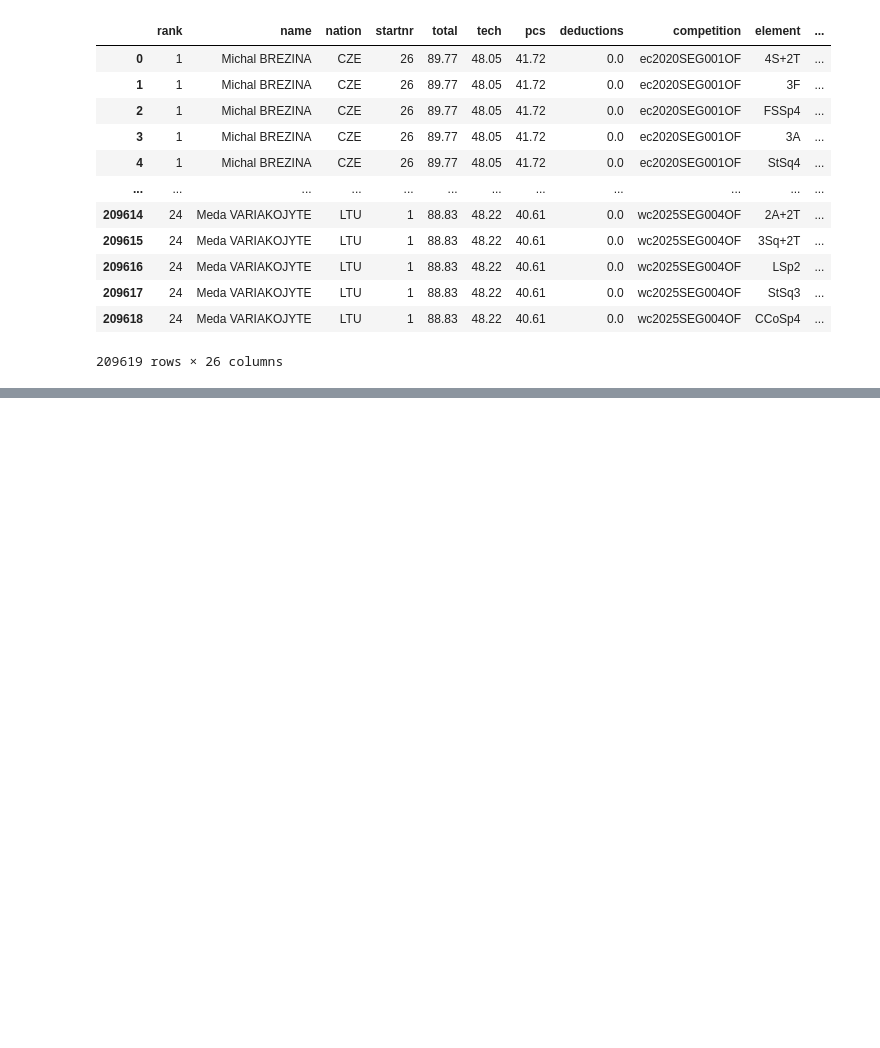
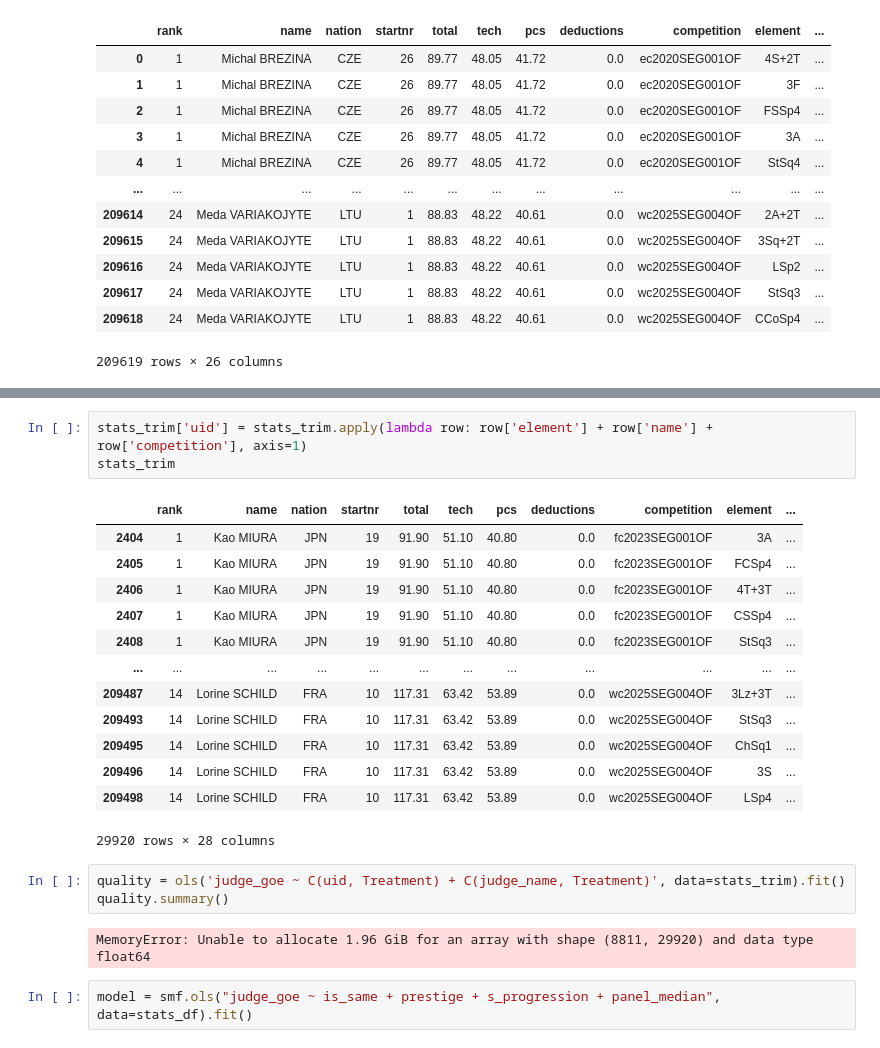
Before and after one commit to ann-e888/Skating_EDA, a Jupyter notebook: notebooks/bias_tests.ipynb, the cells around one changed output, grey strips where cells are left out. Cells and saved outputs as stored; diff of their text form; blank space fills up the shorter version.

```diff
--- a/notebooks/bias_tests.ipynb
+++ b/notebooks/bias_tests.ipynb
@@ -75,0 +152,24 @@ stats_df
+# %%
+stats_trim['uid'] = stats_trim.apply(lambda row: row['element'] + row['name'] + row['competition'], axis=1)
+stats_trim
+# %% [output]
+|  | rank | name | nation | startnr | total | tech | pcs | deductions | competition | element | ... |
+| 2404 | 1 | Kao MIURA | JPN | 19 | 91.90 | 51.10 | 40.80 | 0.0 | fc2023SEG001OF | 3A | ... |
+| 2405 | 1 | Kao MIURA | JPN | 19 | 91.90 | 51.10 | 40.80 | 0.0 | fc2023SEG001OF | FCSp4 | ... |
+| 2406 | 1 | Kao MIURA | JPN | 19 | 91.90 | 51.10 | 40.80 | 0.0 | fc2023SEG001OF | 4T+3T | ... |
+| 2407 | 1 | Kao MIURA | JPN | 19 | 91.90 | 51.10 | 40.80 | 0.0 | fc2023SEG001OF | CSSp4 | ... |
+| 2408 | 1 | Kao MIURA | JPN | 19 | 91.90 | 51.10 | 40.80 | 0.0 | fc2023SEG001OF | StSq3 | ... |
+| ... | ... | ... | ... | ... | ... | ... | ... | ... | ... | ... | ... |
+| 209487 | 14 | Lorine SCHILD | FRA | 10 | 117.31 | 63.42 | 53.89 | 0.0 | wc2025SEG004OF | 3Lz+3T | ... |
+| 209493 | 14 | Lorine SCHILD | FRA | 10 | 117.31 | 63.42 | 53.89 | 0.0 | wc2025SEG004OF | StSq3 | ... |
+| 209495 | 14 | Lorine SCHILD | FRA | 10 | 117.31 | 63.42 | 53.89 | 0.0 | wc2025SEG004OF | ChSq1 | ... |
+| 209496 | 14 | Lorine SCHILD | FRA | 10 | 117.31 | 63.42 | 53.89 | 0.0 | wc2025SEG004OF | 3S | ... |
+| 209498 | 14 | Lorine SCHILD | FRA | 10 | 117.31 | 63.42 | 53.89 | 0.0 | wc2025SEG004OF | LSp4 | ... |
+29920 rows × 28 columns
+# %%
+quality = ols('judge_goe ~ C(uid, Treatment) + C(judge_name, Treatment)', data=stats_trim).fit()
+quality.summary()
+# %% [output]
+MemoryError: Unable to allocate 1.96 GiB for an array with shape (8811, 29920) and data type float64
+# %%
+model = smf.ols("judge_goe ~ is_same + prestige + s_progression + panel_median", data=stats_df).fit()
```
Also changed, not shown: parts of 11 cells of this notebook.
